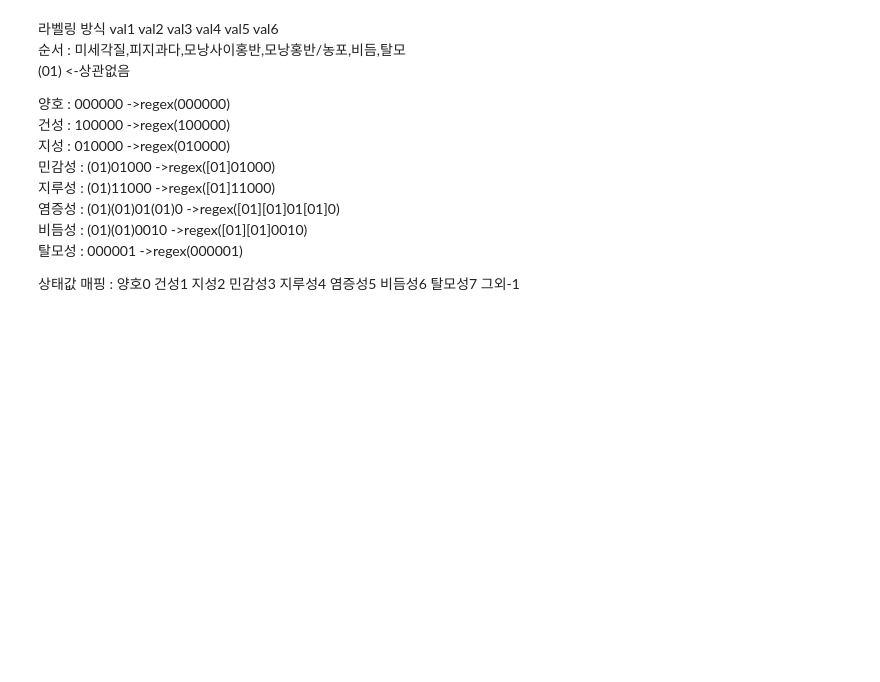
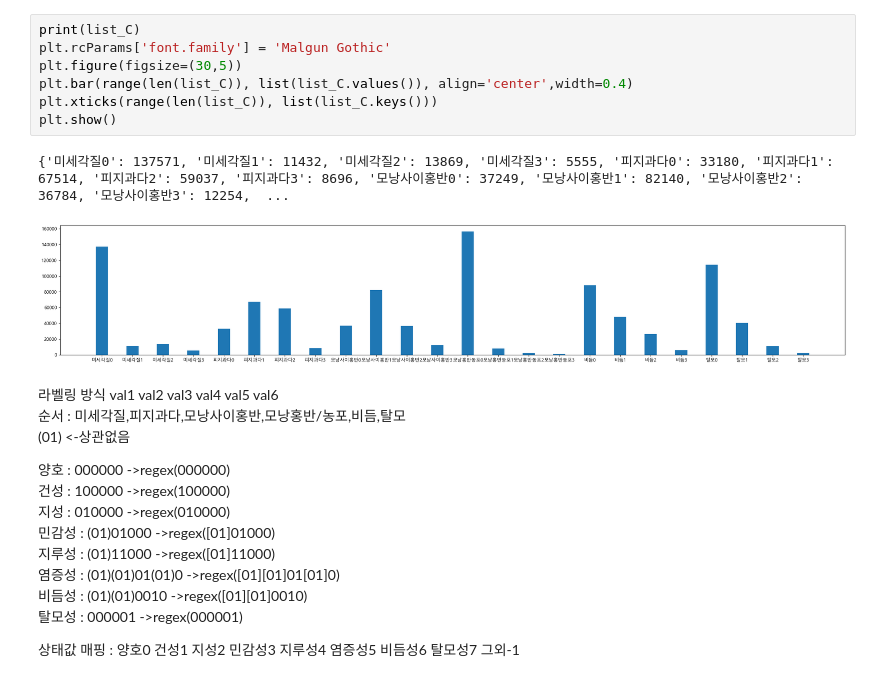
Before and after one commit to JJay1010/K-software_-, a Jupyter notebook: UnggyuLee/q4.ipynb, the cells around one changed output. Saved outputs shown, nothing was run; the diff lists cells and outputs as text; blank space fills up the shorter version.

```diff
--- a/UnggyuLee/q4.ipynb
+++ b/UnggyuLee/q4.ipynb
@@ -62,3 +103,13 @@ def decodeStatus(encodedStatus):
+# %%
+print(list_C)
+plt.rcParams['font.family'] = 'Malgun Gothic'
+plt.figure(figsize=(30,5))
+plt.bar(range(len(list_C)), list(list_C.values()), align='center',width=0.4)
+plt.xticks(range(len(list_C)), list(list_C.keys()))
+plt.show()
+# %% [output]
+{'미세각질0': 137571, '미세각질1': 11432, '미세각질2': 13869, '미세각질3': 5555, '피지과다0': 33180, '피지과다1': 67514, '피지과다2': 59037, '피지과다3': 8696, '모낭사이홍반0': 37249, '모낭사이홍반1': 82140, '모낭사이홍반2': 36784, '모낭사이홍반3': 12254,  ...
+[figure, added]
 # %% [markdown]
 라벨링 방식
         val1    val2       val3     val4        val5    val6
```
Also changed, not shown: parts of 6 cells of this notebook.
